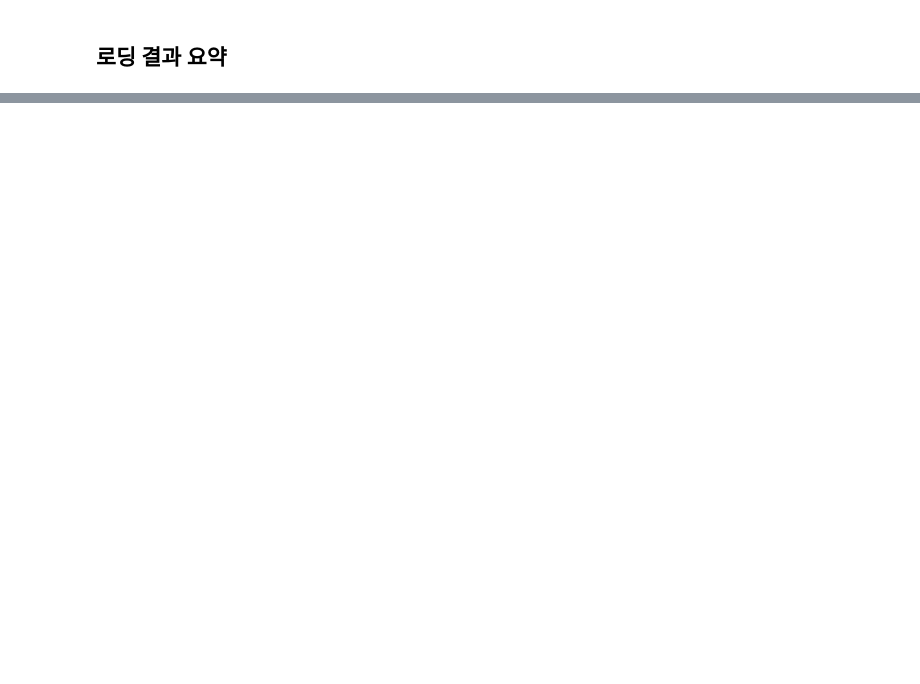
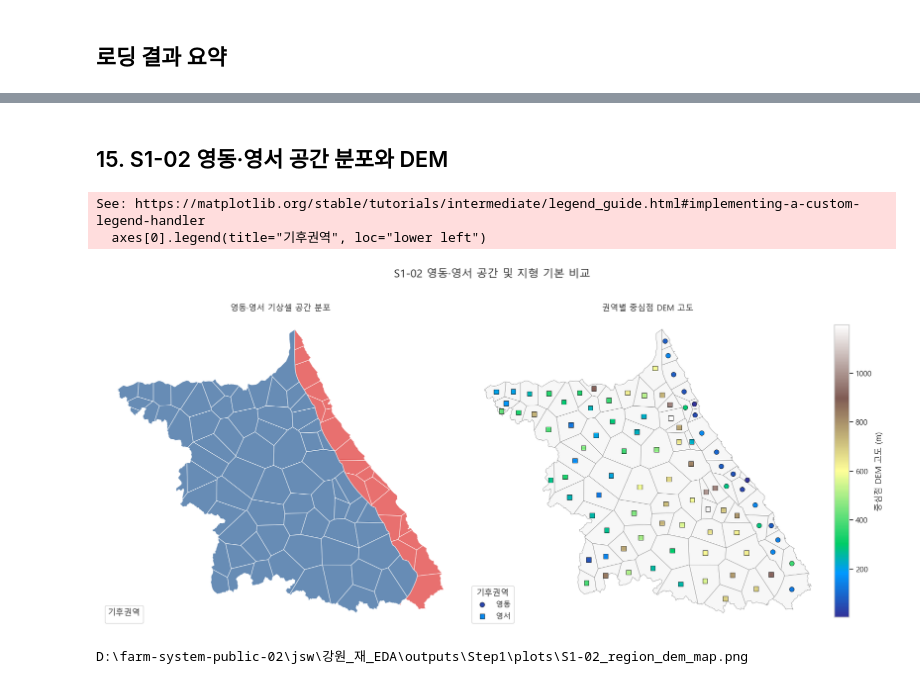
Before and after one commit to Max-JI64/farm-system-public-02, a Jupyter notebook: jsw/강원_재_EDA/Step1_강원도_기후지형및캐나다지수_기본분석.ipynb, the cells around one changed output, grey strips where cells are left out. Cells and saved outputs as stored; diff of their text form; code cells hidden in the pictures; blank space fills up the shorter version.

```diff
--- a/jsw/강원_재_EDA/Step1_강원도_기후지형및캐나다지수_기본분석.ipynb
+++ b/jsw/강원_재_EDA/Step1_강원도_기후지형및캐나다지수_기본분석.ipynb
@@ -108,0 +788,80 @@ display(frame_inventory(loaded_frames))
+# %% [markdown]
+## 15. S1-02 영동·영서 공간 분포와 DEM
+# %%
+grid_region = weather_grid.merge(
+    cell_climate[[CELL_KEY, "DEM_고도_m"]],
+    on=CELL_KEY,
+    how="left",
+    validate="one_to_one",
+).to_crs(dem_crs)
+points_region = gpd.GeoDataFrame(
+    cell_climate.copy(),
+    geometry=gpd.points_from_xy(
+        cell_climate["중심경도_wgs84"],
+        cell_climate["중심위도_wgs84"],
+    ),
+    crs="EPSG:4326",
+).to_crs(dem_crs)
+
+elevation_norm_s102 = Normalize(cell_climate["DEM_고도_m"].min(), cell_climate["DEM_고도_m"].max())
+elevation_cmap_s102 = plt.get_cmap("terrain")
+fig, axes = plt.subplots(1, 2, figsize=(16, 8), constrained_layout=True)
+
+for region in REGION_ORDER:
+    subset = grid_region.loc[grid_region["기후권역"] == region]
+    subset.plot(
+        ax=axes[0],
+        facecolor=REGION_PALETTE[region],
+        edgecolor="white",
+        linewidth=0.7,
+        alpha=0.85,
+        label=f"{region} ({len(subset)}셀)",
+    )
+region_handles = [
+    Patch(
+        facecolor=REGION_PALETTE[region],
+        edgecolor="white",
+        label=f"{region} ({int((cell_climate['기후권역'] == region).sum())}셀)",
+    )
+    for region in REGION_ORDER
+]
+axes[0].legend(handles=region_handles, title="기후권역", loc="lower left")
+axes[0].set_title("영동·영서 기상셀 공간 분포")
+axes[0].set_axis_off()
+
+grid_region.plot(ax=axes[1], facecolor="#f7f7f7", edgecolor="#808080", linewidth=0.45)
+for region, marker in zip(REGION_ORDER, ["o", "s"]):
+    subset = points_region.loc[points_region["기후권역"] == region]
+    axes[1].scatter(
+        subset.geometry.x,
+        subset.geometry.y,
+        c=subset["DEM_고도_m"],
+        cmap=elevation_cmap_s102,
+        norm=elevation_norm_s102,
+        marker=marker,
+        s=48,
+        edgecolor="black",
+        linewidth=0.5,
+        label=region,
+        zorder=3,
+    )
+axes[1].legend(title="기후권역", loc="lower left")
+axes[1].set_title("권역별 중심점 DEM 고도")
+axes[1].set_axis_off()
+colorbar = fig.colorbar(
+    plt.cm.ScalarMappable(norm=elevation_norm_s102, cmap=elevation_cmap_s102),
+    ax=axes[1],
+    shrink=0.78,
+    pad=0.02,
+)
+colorbar.set_label("중심점 DEM 고도 (m)")
+fig.suptitle("S1-02 영동·영서 공간 및 지형 기본 비교", fontsize=16)
+s102_map_path = PLOT_DIR / "S1-02_region_dem_map.png"
+fig.savefig(s102_map_path, dpi=180, bbox_inches="tight")
+plt.show()
+print(s102_map_path)
+# %% [output]
+See: https://matplotlib.org/stable/tutorials/intermediate/legend_guide.html#implementing-a-custom-legend-handler
+  axes[0].legend(title="기후권역", loc="lower left")
+[figure, added]
+D:\farm-system-public-02\jsw\강원_재_EDA\outputs\Step1\plots\S1-02_region_dem_map.png
```
Also changed, not shown: parts of 36 cells of this notebook, 11 other files.
